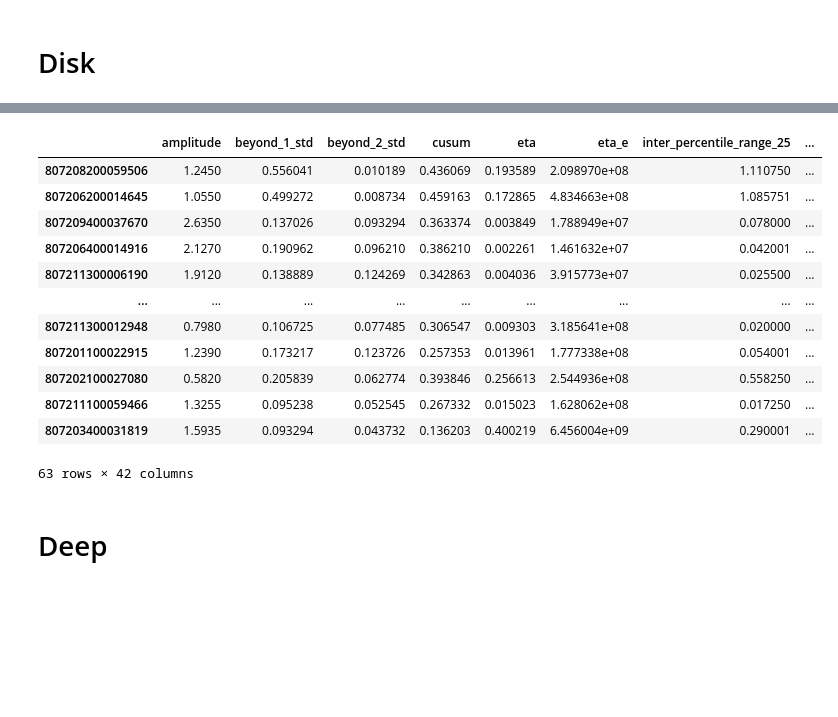
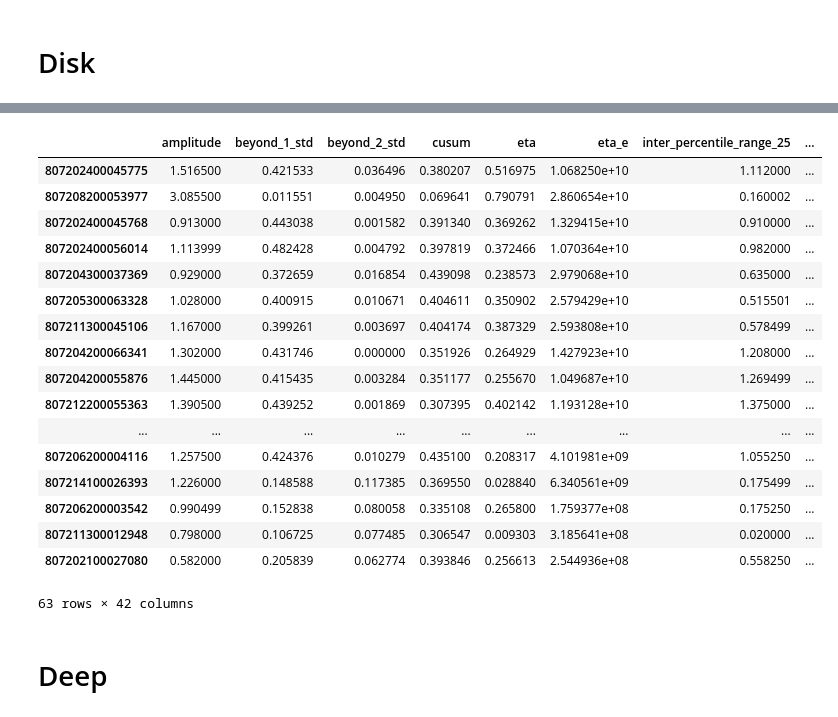
Before and after one commit to snad-space/zwad, a Jupyter notebook: notebooks/make_anomalies_tables.ipynb, the cells around one changed output, grey strips where cells are left out. Saved outputs shown, nothing was run; the diff lists cells and outputs as text; code cells hidden in the pictures; blank space fills up the shorter version.

```diff
--- a/notebooks/make_anomalies_tables.ipynb
+++ b/notebooks/make_anomalies_tables.ipynb
@@ -100,21 +139,26 @@ disk_maria.head()
 # %%
 disk_maria_oid = disk_maria['oid']
 disk_anom = disk.loc[disk_maria_oid]
-disk_anom.to_csv('../data/disk_anomalies_table.csv', index_label='oid')
+disk_anom.to_csv('../data/disk_outliers_table.csv', index_label='oid')
 disk_anom #remember to set 'oid' in file and format cells -> number
 # %% [output]
 |  | amplitude | beyond_1_std | beyond_2_std | cusum | eta | eta_e | inter_percentile_range_25 | ... |
-| 807208200059506 | 1.2450 | 0.556041 | 0.010189 | 0.436069 | 0.193589 | 2.098970e+08 | 1.110750 | ... |
-| 807206200014645 | 1.0550 | 0.499272 | 0.008734 | 0.459163 | 0.172865 | 4.834663e+08 | 1.085751 | ... |
-| 807209400037670 | 2.6350 | 0.137026 | 0.093294 | 0.363374 | 0.003849 | 1.788949e+07 | 0.078000 | ... |
-| 807206400014916 | 2.1270 | 0.190962 | 0.096210 | 0.386210 | 0.002261 | 1.461632e+07 | 0.042001 | ... |
-| 807211300006190 | 1.9120 | 0.138889 | 0.124269 | 0.342863 | 0.004036 | 3.915773e+07 | 0.025500 | ... |
+| 807202400045775 | 1.516500 | 0.421533 | 0.036496 | 0.380207 | 0.516975 | 1.068250e+10 | 1.112000 | ... |
+| 807208200053977 | 3.085500 | 0.011551 | 0.004950 | 0.069641 | 0.790791 | 2.860654e+10 | 0.160002 | ... |
+| 807202400045768 | 0.913000 | 0.443038 | 0.001582 | 0.391340 | 0.369262 | 1.329415e+10 | 0.910000 | ... |
+| 807202400056014 | 1.113999 | 0.482428 | 0.004792 | 0.397819 | 0.372466 | 1.070364e+10 | 0.982000 | ... |
+| 807204300037369 | 0.929000 | 0.372659 | 0.016854 | 0.439098 | 0.238573 | 2.979068e+10 | 0.635000 | ... |
+| 807205300063328 | 1.028000 | 0.400915 | 0.010671 | 0.404611 | 0.350902 | 2.579429e+10 | 0.515501 | ... |
+| 807211300045106 | 1.167000 | 0.399261 | 0.003697 | 0.404174 | 0.387329 | 2.593808e+10 | 0.578499 | ... |
+| 807204200066341 | 1.302000 | 0.431746 | 0.000000 | 0.351926 | 0.264929 | 1.427923e+10 | 1.208000 | ... |
+| 807204200055876 | 1.445000 | 0.415435 | 0.003284 | 0.351177 | 0.255670 | 1.049687e+10 | 1.269499 | ... |
+| 807212200055363 | 1.390500 | 0.439252 | 0.001869 | 0.307395 | 0.402142 | 1.193128e+10 | 1.375000 | ... |
 | ... | ... | ... | ... | ... | ... | ... | ... | ... |
-| 807211300012948 | 0.7980 | 0.106725 | 0.077485 | 0.306547 | 0.009303 | 3.185641e+08 | 0.020000 | ... |
-| 807201100022915 | 1.2390 | 0.173217 | 0.123726 | 0.257353 | 0.013961 | 1.777338e+08 | 0.054001 | ... |
-| 807202100027080 | 0.5820 | 0.205839 | 0.062774 | 0.393846 | 0.256613 | 2.544936e+08 | 0.558250 | ... |
-| 807211100059466 | 1.3255 | 0.095238 | 0.052545 | 0.267332 | 0.015023 | 1.628062e+08 | 0.017250 | ... |
-| 807203400031819 | 1.5935 | 0.093294 | 0.043732 | 0.136203 | 0.400219 | 6.456004e+09 | 0.290001 | ... |
+| 807206200004116 | 1.257500 | 0.424376 | 0.010279 | 0.435100 | 0.208317 | 4.101981e+09 | 1.055250 | ... |
+| 807214100026393 | 1.226000 | 0.148588 | 0.117385 | 0.369550 | 0.028840 | 6.340561e+09 | 0.175499 | ... |
+| 807206200003542 | 0.990499 | 0.152838 | 0.080058 | 0.335108 | 0.265800 | 1.759377e+08 | 0.175250 | ... |
+| 807211300012948 | 0.798000 | 0.106725 | 0.077485 | 0.306547 | 0.009303 | 3.185641e+08 | 0.020000 | ... |
+| 807202100027080 | 0.582000 | 0.205839 | 0.062774 | 0.393846 | 0.256613 | 2.544936e+08 | 0.558250 | ... |
 63 rows × 42 columns
 # %% [markdown]
 # Deep
```
Also changed, not shown: parts of 9 cells of this notebook, 5 other files.
